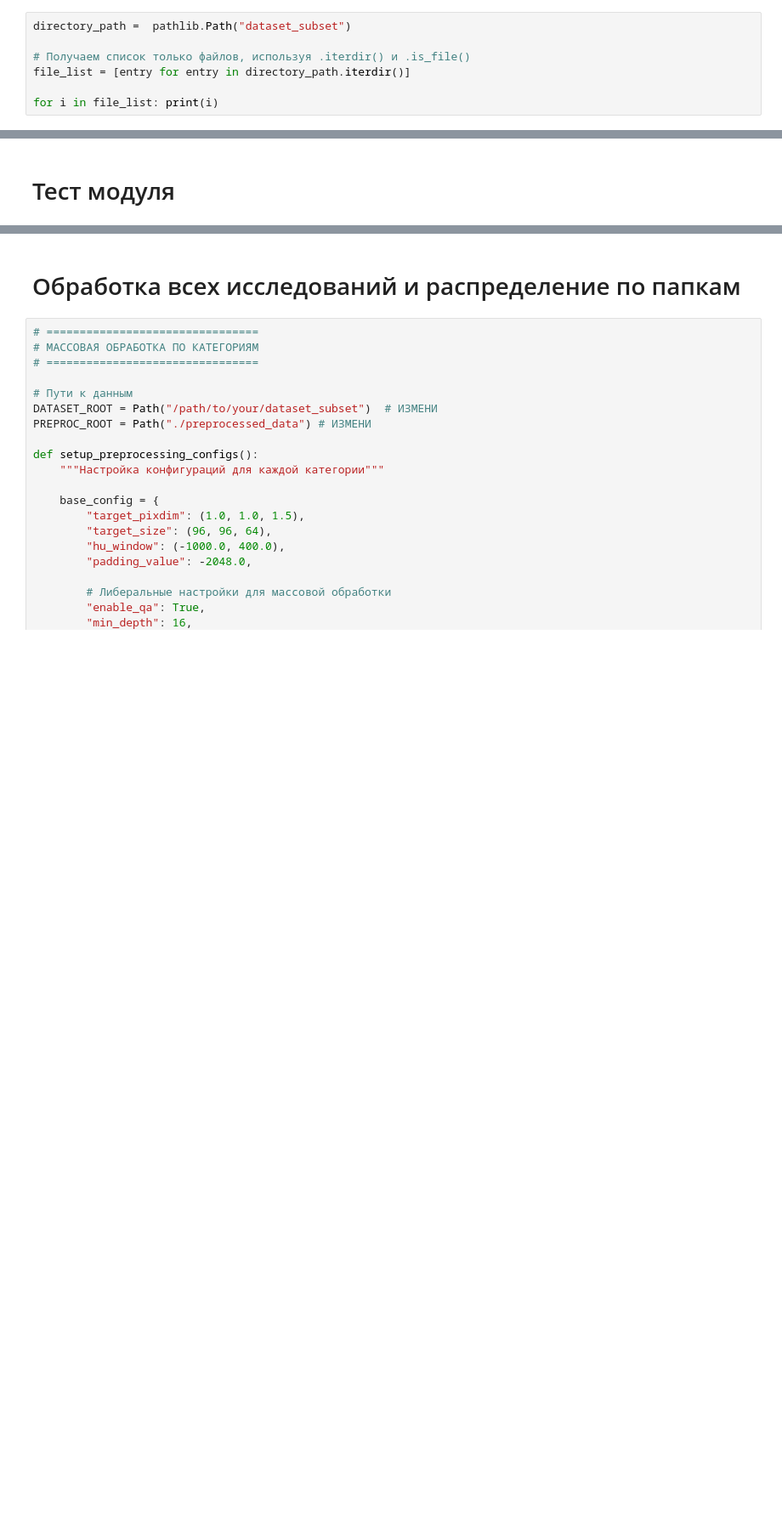
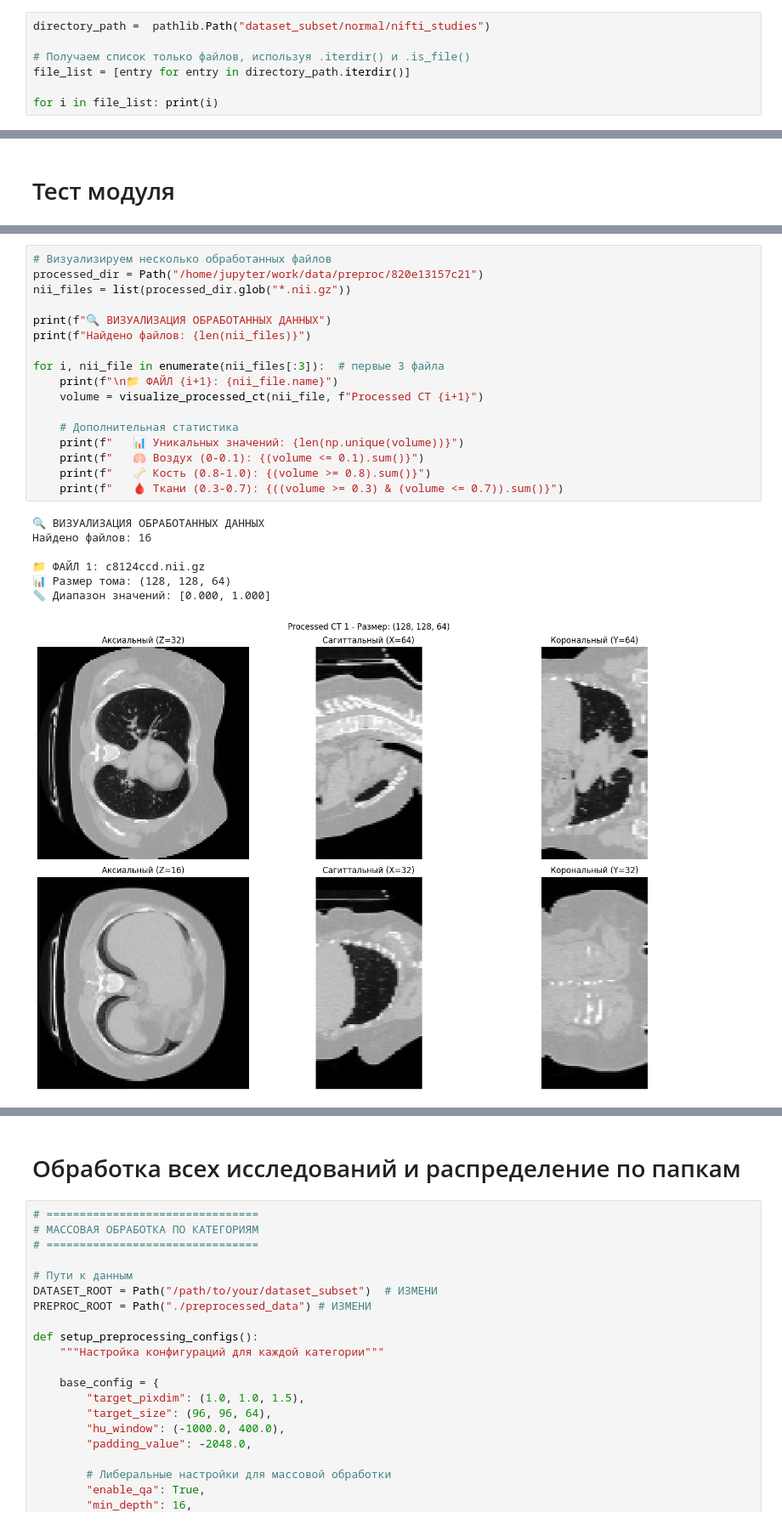
Before and after one commit to ilyascw/chest-ct-classification, a Jupyter notebook: notebooks/02_preprocessing_ct.ipynb, the cells around one changed output, grey strips where cells are left out. Shown at 85% size. Saved outputs shown, nothing was run; the diff lists cells and outputs as text; blank space fills up the shorter version.

Commit message:
Визуализация и финальный тест

```diff
--- a/notebooks/02_preprocessing_ct.ipynb
+++ b/notebooks/02_preprocessing_ct.ipynb
@@ -98,7 +69,7 @@ work_dir = os.path.join(os.path.expanduser('~'), 'work', 'data')
 # %% [output]
 /home/jupyter/work/data
 # %%
-directory_path =  pathlib.Path("dataset_subset")
+directory_path =  pathlib.Path("dataset_subset/normal/nifti_studies")
 
 # Получаем список только файлов, используя .iterdir() и .is_file()
 file_list = [entry for entry in directory_path.iterdir()]
@@ -362,0 +554,25 @@ _index.json
+# %%
+# Визуализируем несколько обработанных файлов
+processed_dir = Path("/home/jupyter/work/data/preproc/820e13157c21")
+nii_files = list(processed_dir.glob("*.nii.gz"))
+
+print(f"🔍 ВИЗУАЛИЗАЦИЯ ОБРАБОТАННЫХ ДАННЫХ")
+print(f"Найдено файлов: {len(nii_files)}")
+
+for i, nii_file in enumerate(nii_files[:3]):  # первые 3 файла
+    print(f"\n📁 ФАЙЛ {i+1}: {nii_file.name}")
+    volume = visualize_processed_ct(nii_file, f"Processed CT {i+1}")
+
+    # Дополнительная статистика
+    print(f"   📊 Уникальных значений: {len(np.unique(volume))}")
+    print(f"   🫁 Воздух (0-0.1): {(volume <= 0.1).sum()}")
+    print(f"   🦴 Кость (0.8-1.0): {(volume >= 0.8).sum()}")
+    print(f"   🩸 Ткани (0.3-0.7): {((volume >= 0.3) & (volume <= 0.7)).sum()}")
+# %% [output]
+🔍 ВИЗУАЛИЗАЦИЯ ОБРАБОТАННЫХ ДАННЫХ
+Найдено файлов: 16
+
+📁 ФАЙЛ 1: c8124ccd.nii.gz
+📊 Размер тома: (128, 128, 64)
+📏 Диапазон значений: [0.000, 1.000]
+[figure, added]
```
Also changed, not shown: parts of 13 cells of this notebook.
